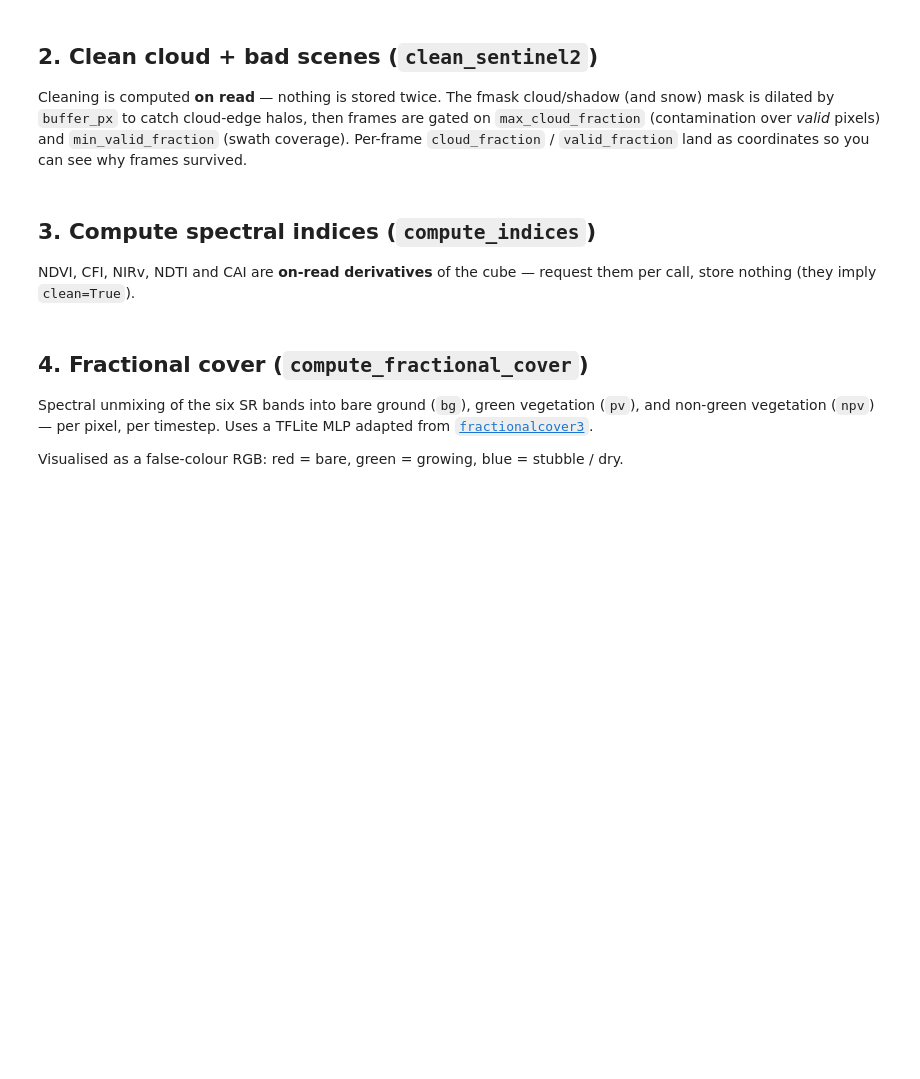
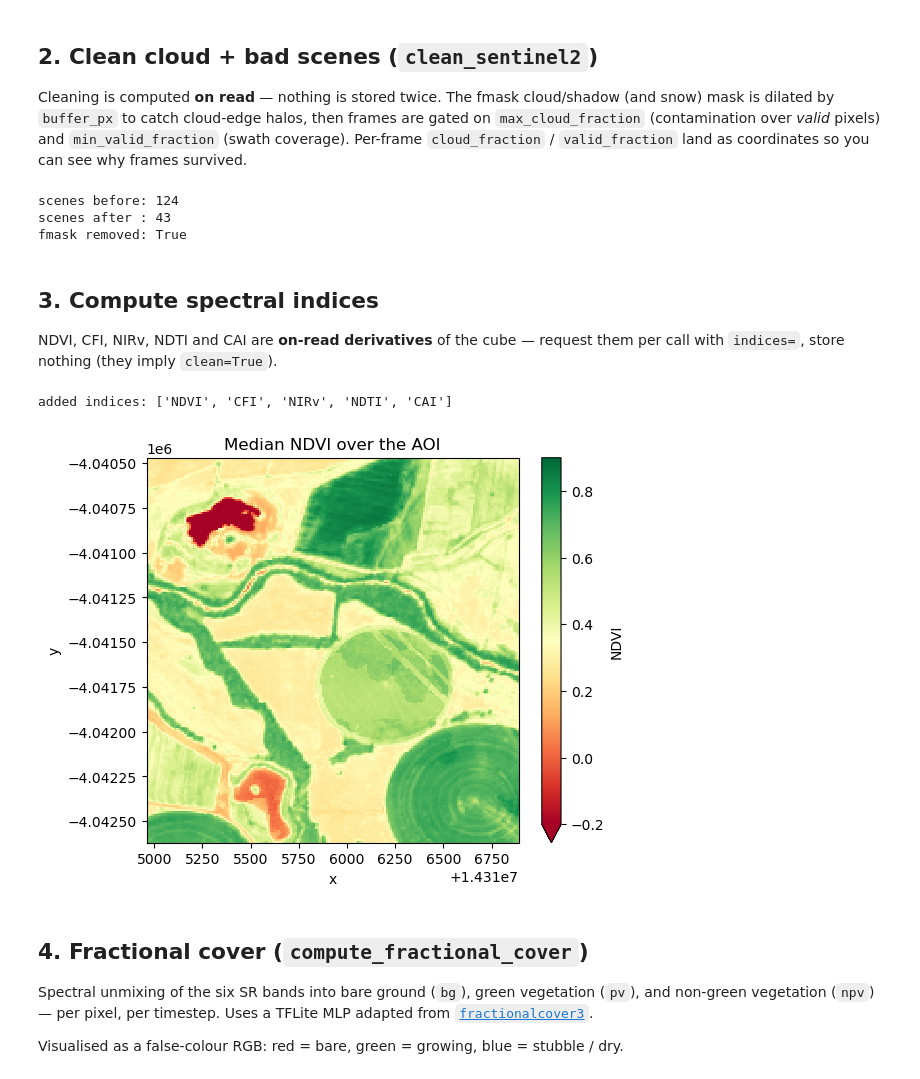
Before and after one commit to johnburley3000/paddocktimeseries, a Jupyter notebook: demo/02_pipeline_stages.ipynb, the cells around one changed output. Cells and saved outputs as stored; diff of their text form; code cells hidden in the pictures; blank space fills up the shorter version.

```diff
--- a/demo/02_pipeline_stages.ipynb
+++ b/demo/02_pipeline_stages.ipynb
@@ -12,12 +12,12 @@ import numpy as np
 import matplotlib.pyplot as plt
 import xarray as xr
 
-from borevitz_lab.query import Query
+from troi import Troi
 
-query = Query(
+troi = Troi(
     bbox=[148.36265, -33.52606, 148.38265, -33.50606],
     start=date(2024, 1, 1),
     end=date(2024, 12, 31),    # full year so phenology metrics are meaningful
     stub="stages_demo",
 )
-print(query)
+print(troi)
@@ -30,9 +37,9 @@ Returns an `xarray.Dataset` on `(time, y, x)` with the raw cube — DN values in
 # %%
 from pysentinel2.cube import Cube
 
-cube = Cube(config=query.config)
+cube = Cube(config=troi.config)
 
-ds = cube.get_ds_query(query)  # raw window incl. fmask
+ds = cube.get_ds_troi(troi)  # raw window incl. fmask
 print(f"scenes: {ds.time.size}")
 print(f"bands : {list(ds.data_vars)}")
 print(f"shape : {dict(ds.sizes)}")
@@ -42,25 +53,33 @@ print(f"shape : {dict(ds.sizes)}")
 Cleaning is computed **on read** — nothing is stored twice. The fmask cloud/shadow (and snow) mask is dilated by `buffer_px` to catch cloud-edge halos, then frames are gated on `max_cloud_fraction` (contamination over *valid* pixels) and `min_valid_fraction` (swath coverage). Per-frame `cloud_fraction` / `valid_fraction` land as coordinates so you can see why frames survived.
 # %%
 
-ds_clean = cube.get_ds_query(query, clean=True, max_cloud_fraction=0.5)
+ds_clean = cube.get_ds_troi(troi, clean=True, max_cloud_fraction=0.5)
 print(f"scenes before: {ds.time.size}")
 print(f"scenes after : {ds_clean.time.size}")
 print(f"fmask removed: {'oa_fmask' not in ds_clean.data_vars}")
+# %% [output]
+scenes before: 124
+scenes after : 43
+fmask removed: True
 # %% [markdown]
-## 3. Compute spectral indices (`compute_indices`)
+## 3. Compute spectral indices
 
-NDVI, CFI, NIRv, NDTI and CAI are **on-read derivatives** of the cube — request them per call, store nothing (they imply `clean=True`).
+NDVI, CFI, NIRv, NDTI and CAI are **on-read derivatives** of the cube — request them per call with `indices=`, store nothing (they imply `clean=True`).
 # %%
 
-ds = compute_indices(query, ds_sentinel2=ds_clean)
+ds = cube.get_ds_troi(troi, clean=True, max_cloud_fraction=0.5,
+                      indices=("NDVI", "CFI", "NIRv", "NDTI", "CAI"))
 added = [v for v in ['NDVI', 'CFI', 'NIRv', 'NDTI', 'CAI'] if v in ds.data_vars]
 print("added indices:", added)
 
 # Median NDVI as a map
 fig, ax = plt.subplots(figsize=(6, 5))
 ds.NDVI.median(dim="time").plot.imshow(ax=ax, cmap="RdYlGn", vmin=-0.2, vmax=0.9)
 ax.set_title("Median NDVI over the AOI")
 plt.show()
+# %% [output]
+added indices: ['NDVI', 'CFI', 'NIRv', 'NDTI', 'CAI']
+[figure, added]
 # %% [markdown]
 ## 4. Fractional cover (`compute_fractional_cover`)
 
```
Also changed, not shown: parts of 13 cells of this notebook, 2 other files.
